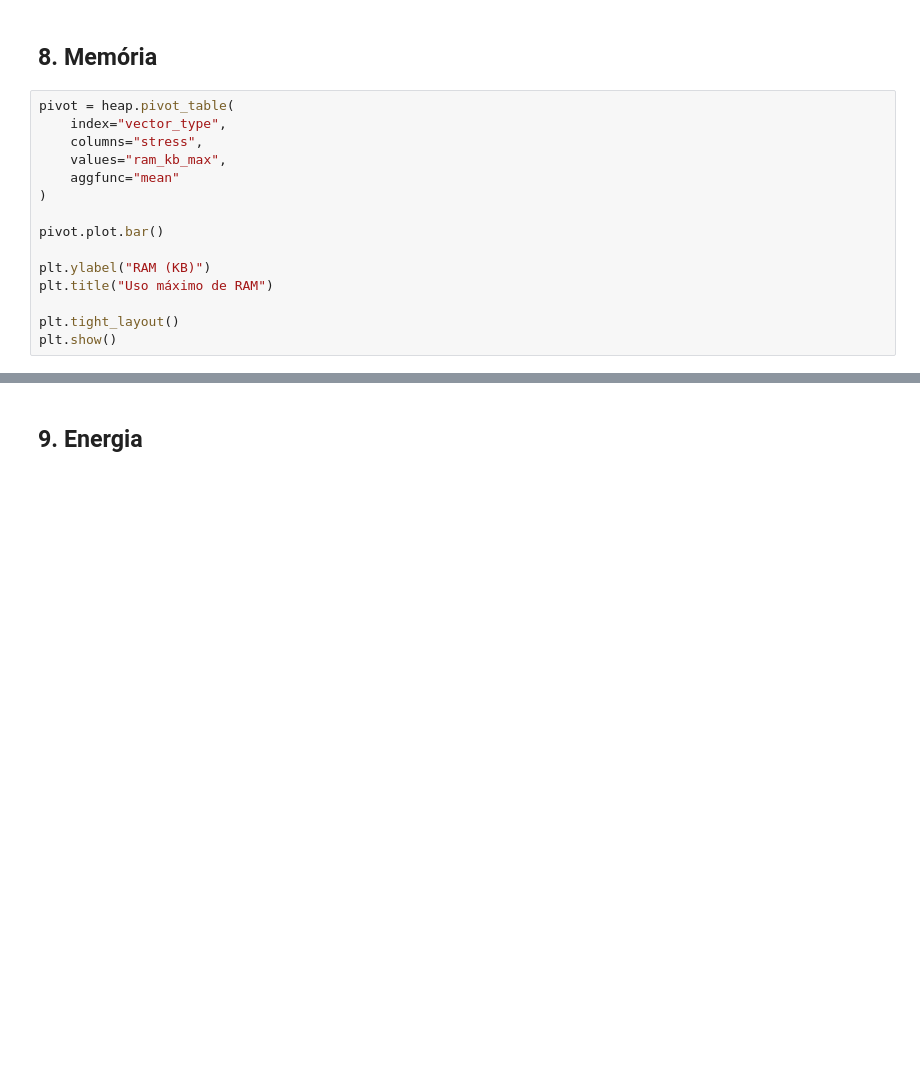
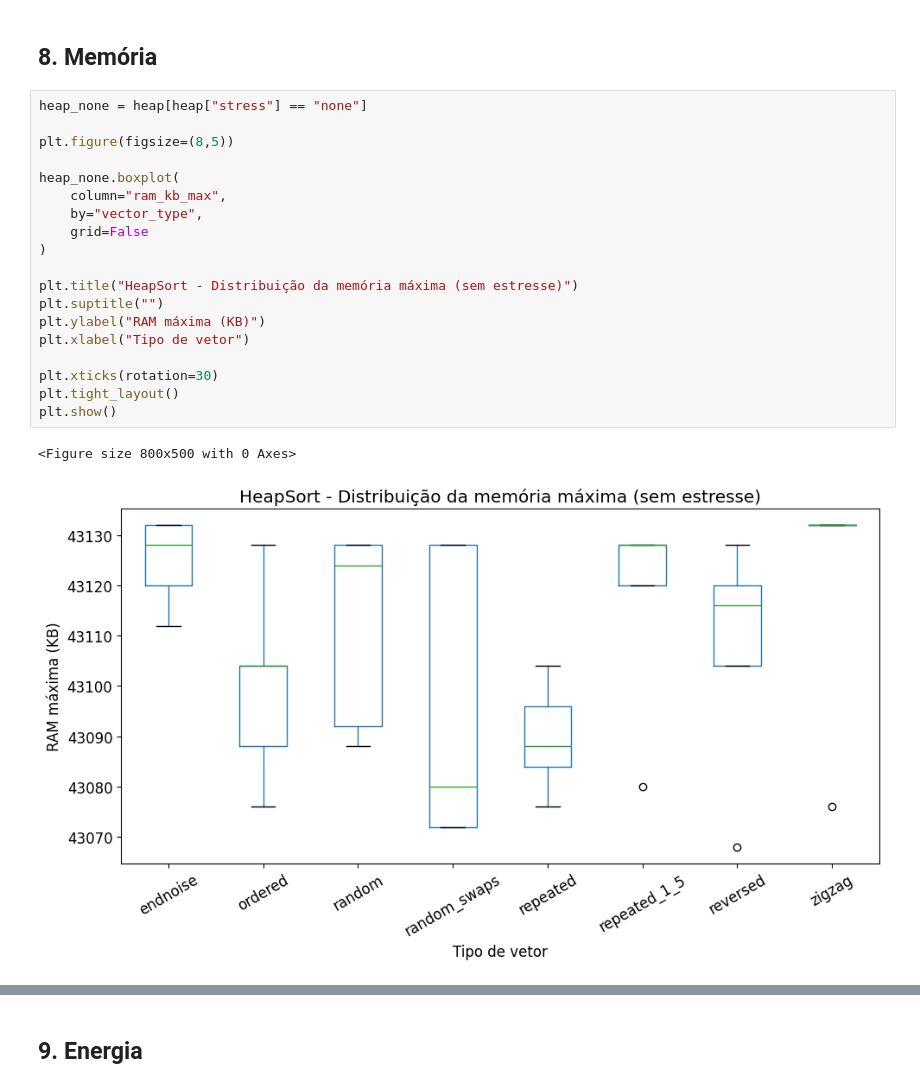
Before and after one commit to E-434/An-lise-de-Desempenho, a Jupyter notebook: Notebooks/AnaliseHeapsort.ipynb, the cells around one changed output, grey strips where cells are left out. Drawn from its saved outputs; the diff is of its cells as text; blank space fills up the shorter version.

```diff
--- a/Notebooks/AnaliseHeapsort.ipynb
+++ b/Notebooks/AnaliseHeapsort.ipynb
@@ -118,17 +236,24 @@ plt.show()
 # %% [markdown]
 ## 8. Memória
 # %%
-pivot = heap.pivot_table(
-    index="vector_type",
-    columns="stress",
-    values="ram_kb_max",
-    aggfunc="mean"
+heap_none = heap[heap["stress"] == "none"]
+
+plt.figure(figsize=(8,5))
+
+heap_none.boxplot(
+    column="ram_kb_max",
+    by="vector_type",
+    grid=False
 )
 
-pivot.plot.bar()
+plt.title("HeapSort - Distribuição da memória máxima (sem estresse)")
+plt.suptitle("")
+plt.ylabel("RAM máxima (KB)")
+plt.xlabel("Tipo de vetor")
 
-plt.ylabel("RAM (KB)")
-plt.title("Uso máximo de RAM")
-
+plt.xticks(rotation=30)
 plt.tight_layout()
 plt.show()
+# %% [output]
+<Figure size 800x500 with 0 Axes>
+[figure, added]
```
Also changed, not shown: parts of 19 cells of this notebook, 5 other files.
